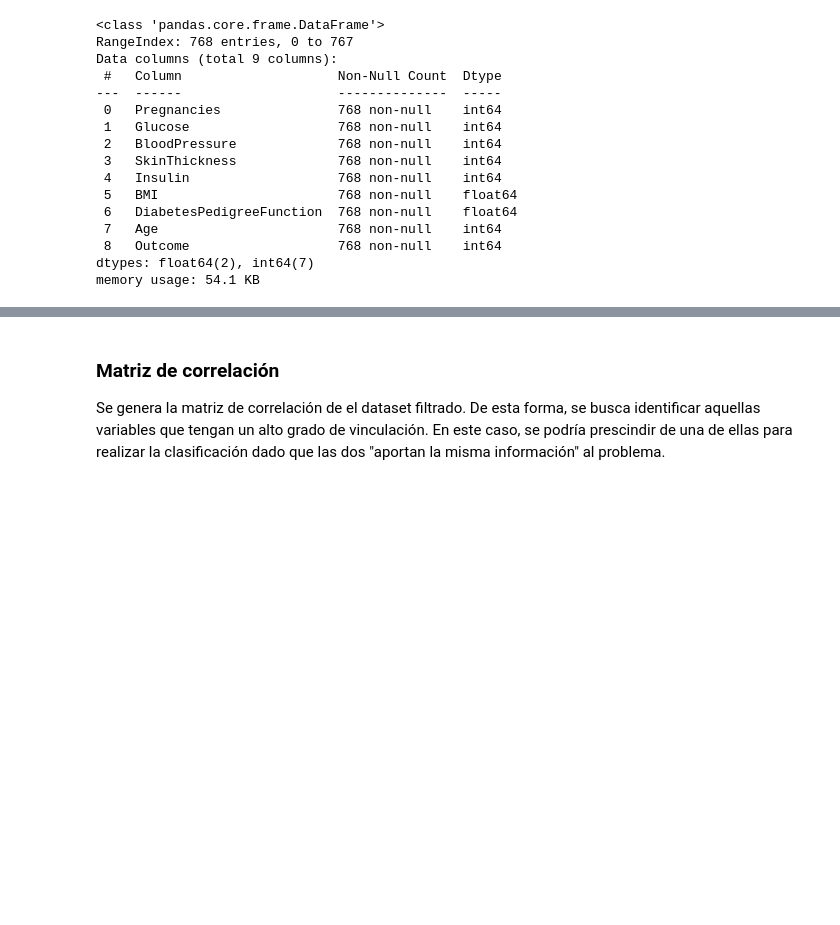
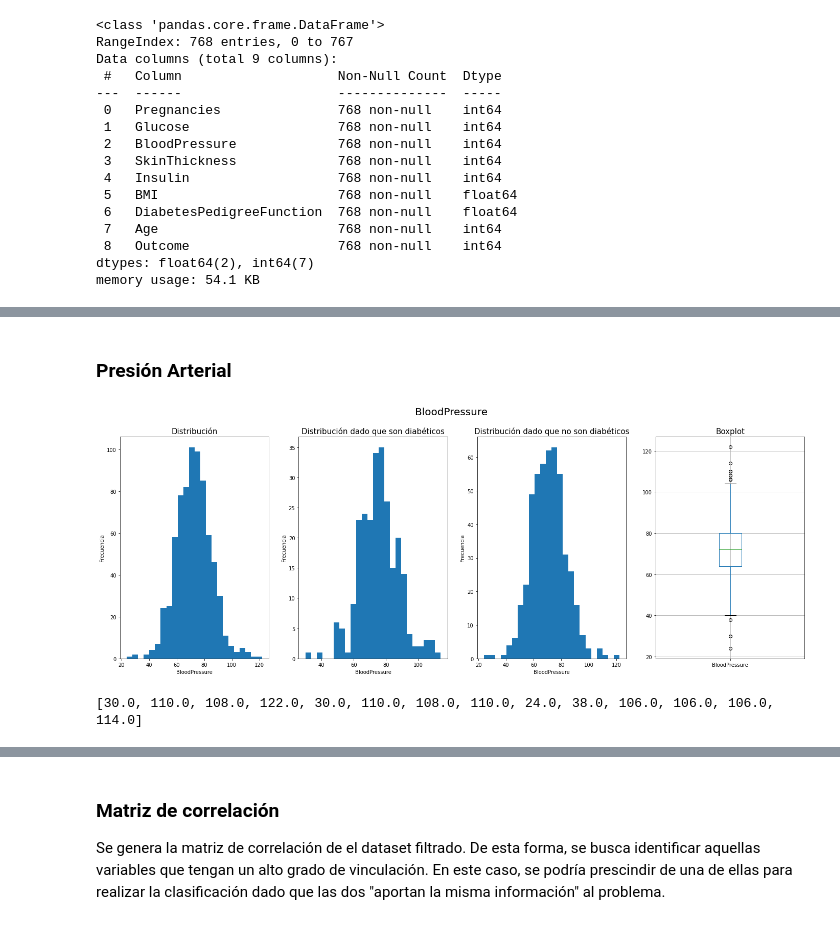
Before and after one commit to Kammann123/nn-tp1, a Jupyter notebook: notebooks/tp1-ej2.ipynb, the cells around one changed output, grey strips where cells are left out. Drawn from its saved outputs; the diff is of its cells as text; code cells hidden in the pictures; blank space fills up the shorter version.

```diff
--- a/notebooks/tp1-ej2.ipynb
+++ b/notebooks/tp1-ej2.ipynb
@@ -757,0 +206,11 @@ x = axs[1].set_title('Diabetes Positive')
+# %% [markdown]
+### Presión Arterial
+# %%
+analyze_variable(df, 'BloodPressure')
+# %% [output]
+[figure, added]
+# %%
+outliers= get_outliers(df, 'BloodPressure')
+print(outliers)
+# %% [output]
+[30.0, 110.0, 108.0, 122.0, 30.0, 110.0, 108.0, 110.0, 24.0, 38.0, 106.0, 106.0, 106.0, 114.0]
```
Also changed, not shown: parts of 115 cells of this notebook, 3 other files.
